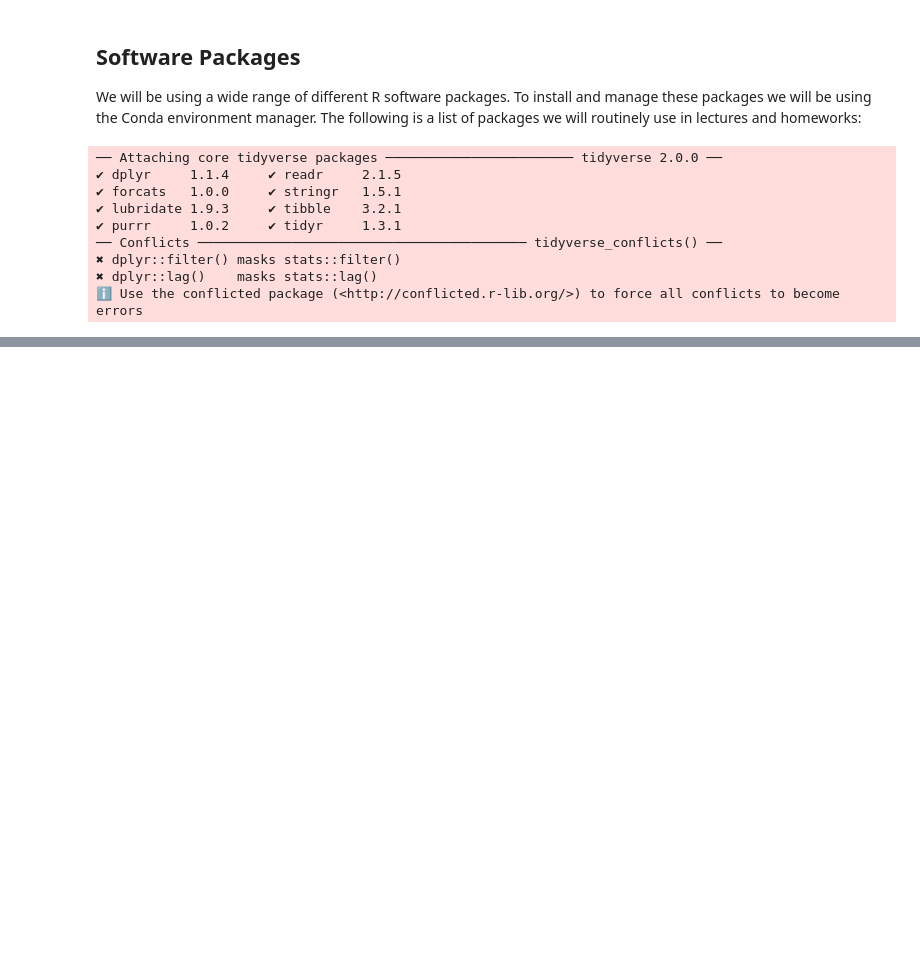
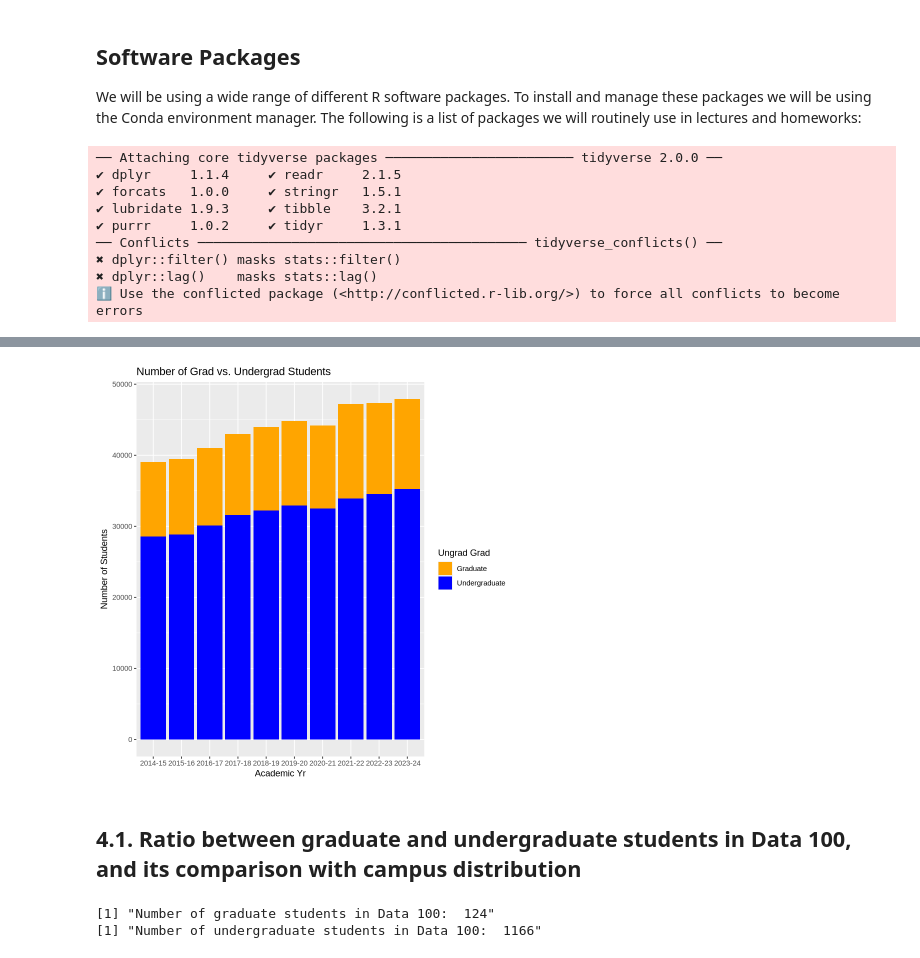
Before and after one commit to Limour-dev/ds100, a Jupyter notebook: lec01/lec01r.ipynb, the cells around one changed output, grey strips where cells are left out. Cells and saved outputs as stored; diff of their text form; code cells hidden in the pictures; blank space fills up the shorter version.

```diff
--- a/lec01/lec01r.ipynb
+++ b/lec01/lec01r.ipynb
@@ -68,0 +224,4 @@ A tibble: 6 × 2
+# %%
+university_majors <- university_majors  %>%
+    group_by(`Academic Yr`, `Ungrad Grad`, `Entry Status`, `Major Short Nm`)  %>%
+    summarise(`Student Headcount` = mean(`Student Headcount`))
@@ -68,0 +243,4 @@ A tibble: 6 × 2
+# %%
+university_grad_vs_ungrd  <- university_majors %>%
+    group_by(`Academic Yr`, `Ungrad Grad`) %>%
+    summarise(`Student Headcount` = sum(`Student Headcount` ))
@@ -68,0 +250,7 @@ A tibble: 6 × 2
+# %%
+proportions = university_grad_vs_ungrd %>%
+    pivot_wider(names_from = `Ungrad Grad`,
+                values_from = `Student Headcount`) %>%
+    mutate(Total = Undergraduate + Graduate) %>%
+    mutate(`Undergrad Proportion` = Undergraduate / Total) %>%
+    mutate(`Grad Proportion` = Graduate / Total)
@@ -68,0 +269,5 @@ A tibble: 6 × 2
+# %%
+proportions_long <- proportions %>%
+  pivot_longer(cols = Graduate:Undergraduate,
+               names_to = 'Ungrad Grad',
+               values_to = 'Student Headcount')
@@ -68,0 +286,23 @@ A tibble: 6 × 2
+# %%
+ggplot(proportions_long, aes(x = `Academic Yr`, y = `Student Headcount`, fill = `Ungrad Grad`)) +
+  geom_bar(stat = 'identity', position = 'stack') +
+    scale_fill_manual(values = c('Undergraduate' = 'blue', 'Graduate' = 'orange')) +
+    labs(title = "Number of Grad vs. Undergrad Students", y = 'Number of Students')
+# %% [output]
+[figure, added]
+# %% [markdown]
+## 4.1. Ratio between graduate and undergraduate students in Data 100, and its comparison with campus distribution
+# %%
+data100_grad  <- majors %>%
+    subset(`Ungrad Grad` == 'Graduate')  %>%
+    count()
+
+data100_undergrad  <- majors %>%
+    subset(`Ungrad Grad` == 'Undergraduate')  %>%
+    count()
+
+print(paste("Number of graduate students in Data 100: ", as.integer(data100_grad)))
+print(paste("Number of undergraduate students in Data 100: ", as.integer(data100_undergrad)))
+# %% [output]
+[1] "Number of graduate students in Data 100:  124"
+[1] "Number of undergraduate students in Data 100:  1166"
```
Also changed, not shown: parts of 32 cells of this notebook.
